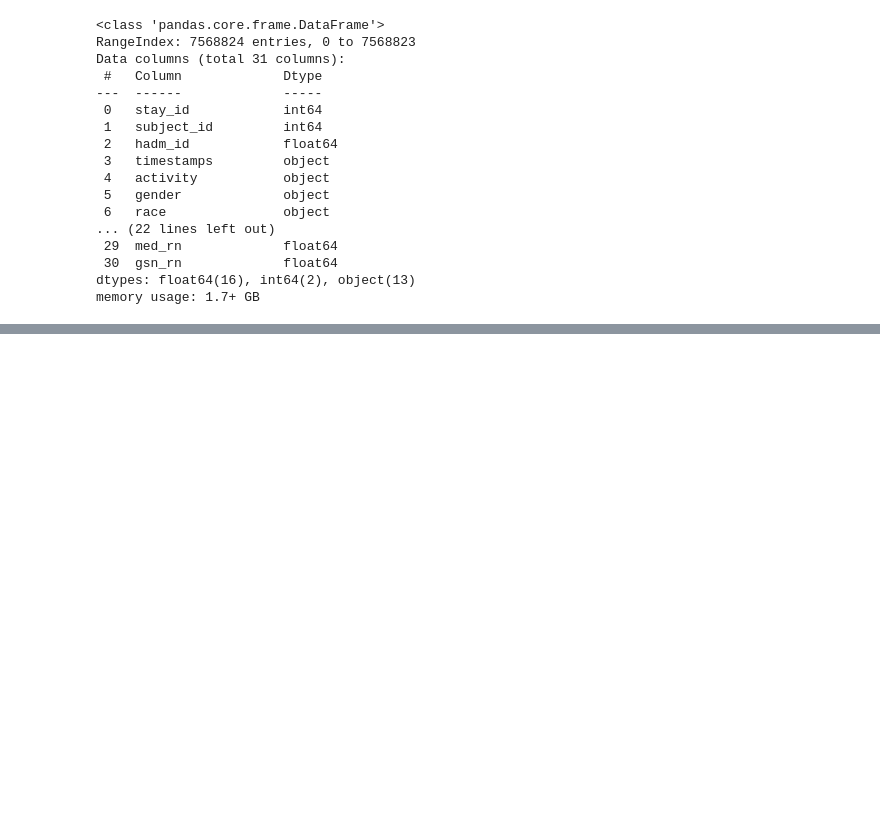
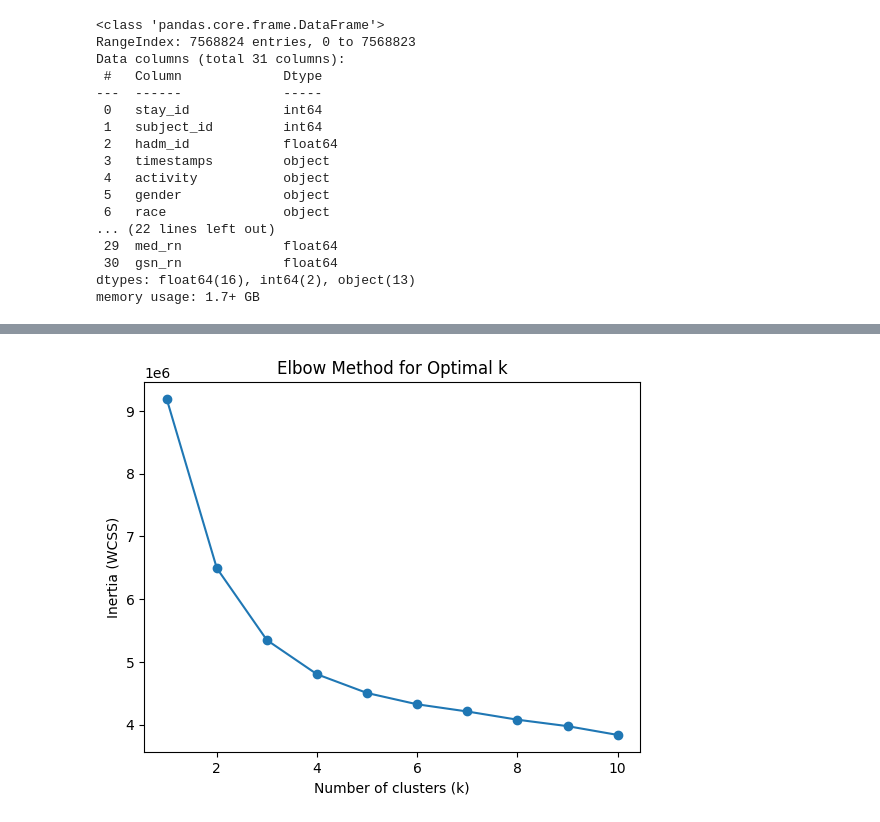
Before and after one commit to BPark01/Data-Segmentation-Benchmark-in-Process-Mining, a Jupyter notebook: mimic_benchmark.ipynb, the cells around one changed output, grey strips where cells are left out. Saved outputs shown, nothing was run; the diff lists cells and outputs as text; code cells hidden in the pictures; blank space fills up the shorter version.

```diff
--- a/mimic_benchmark.ipynb
+++ b/mimic_benchmark.ipynb
@@ -86,0 +259,38 @@ df[df['gender'] == 'T']
+# %%
+#Frequency Feature Selection (IQR)
+
+# 1. frequency of ngrams
+df_counts = np.asarray(X.sum(axis=0)).flatten()
+
+# 2. IQR
+Q1 = np.percentile(df_counts, 25)
+Q3 = np.percentile(df_counts, 75)
+IQR = Q3 - Q1
+
+# 3. Lower, Upper IQR
+lower = Q1 - 1.5 * IQR
+upper = Q3 + 1.5 * IQR
+
+# 4. Reduce ngrams
+valid_idx = np.where((df_counts >= lower) & (df_counts <= upper))[0]
+
+# 5. Filter
+X_filtered_iqr = X[:, valid_idx]
+X_svd = X_filtered_iqr
+#Traces in Cluster 0: 872
+#Traces in Cluster 1: 178
+# %%
+inertia_list = []
+
+for k in range(1, 11):
+    kmeans = KMeans(n_clusters=k, random_state=42)
+    kmeans.fit(X_svd)
+    inertia_list.append(kmeans.inertia_)
+
+plt.plot(range(1, 11), inertia_list, marker='o')
+plt.xlabel('Number of clusters (k)')
+plt.ylabel('Inertia (WCSS)')
+plt.title('Elbow Method for Optimal k')
+plt.show()
+# %% [output]
+[figure, added]
```
Also changed, not shown: parts of 35 cells of this notebook.
